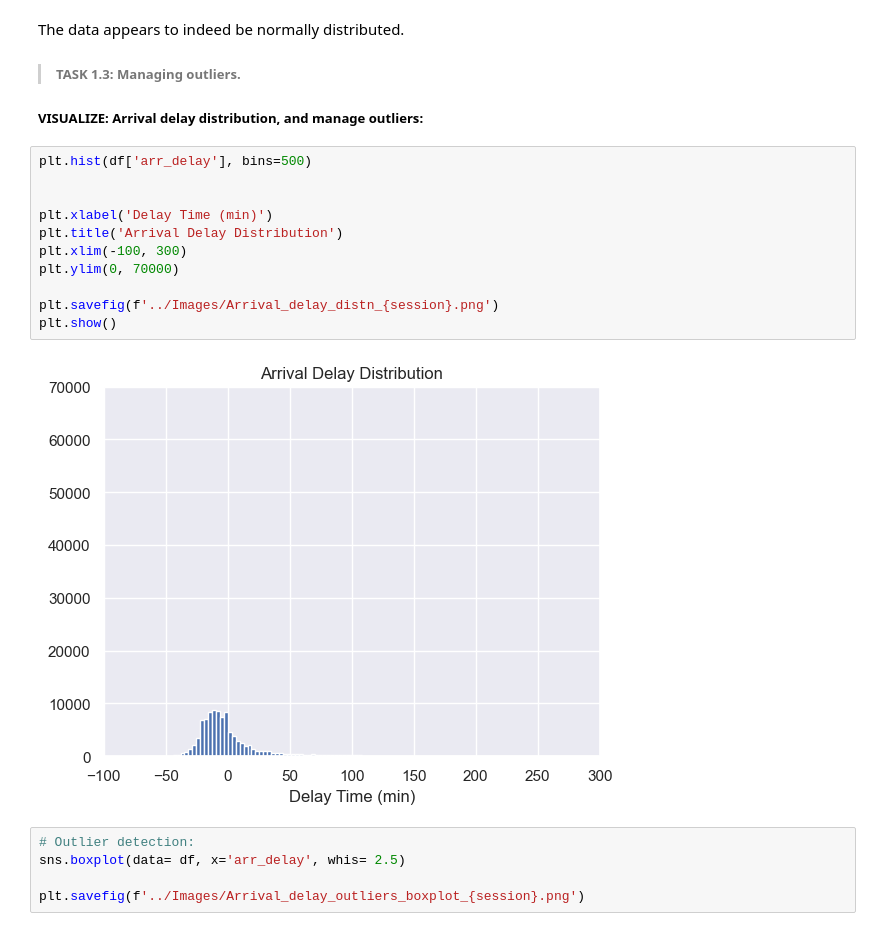
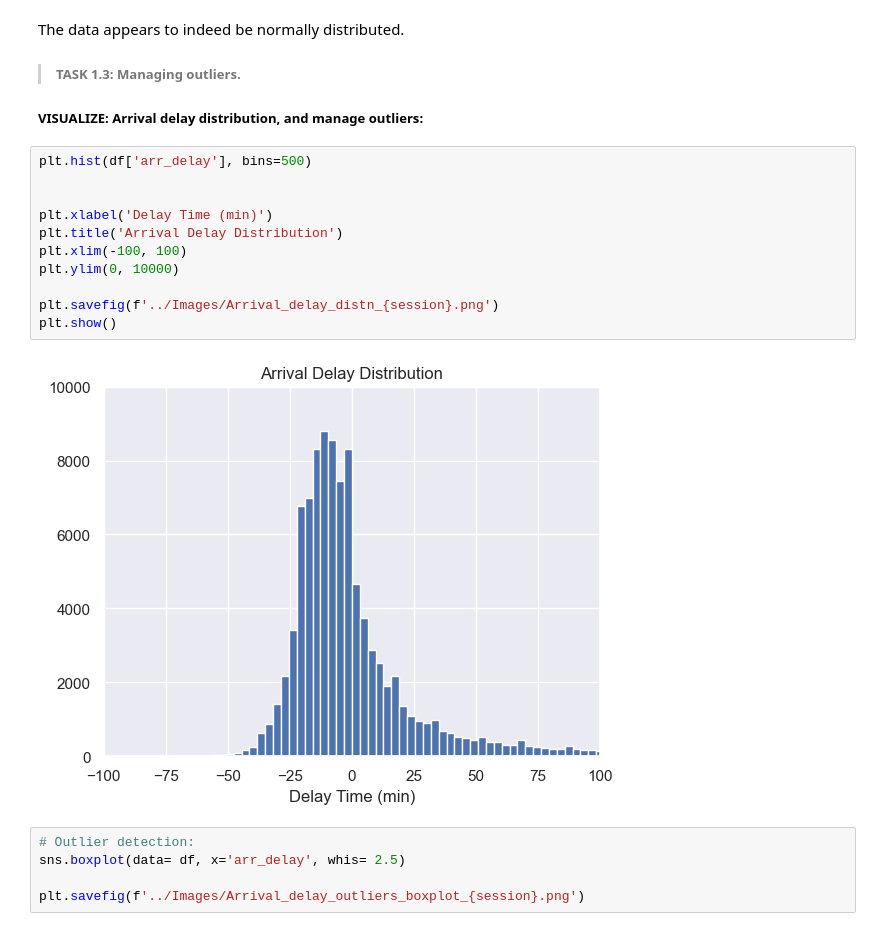
Before and after one commit to jdormaar/Flight-Delays, a Jupyter notebook: Workbook/exploratory_analysis.ipynb, the cells around one changed output. Drawn from its saved outputs; the diff is of its cells as text.

```diff
--- a/Workbook/exploratory_analysis.ipynb
+++ b/Workbook/exploratory_analysis.ipynb
@@ -385,16 +391,16 @@ The data appears to indeed be normally distributed.
 # %%
 plt.hist(df['arr_delay'], bins=500)
 
 
 plt.xlabel('Delay Time (min)')
 plt.title('Arrival Delay Distribution')
-plt.xlim(-100, 300)
-plt.ylim(0, 70000)
+plt.xlim(-100, 100)
+plt.ylim(0, 10000)
 
 plt.savefig(f'../Images/Arrival_delay_distn_{session}.png')
 plt.show()
 # %% [output]
-[figure, old version]
+[figure, new version]
 # %%
 # Outlier detection:
 sns.boxplot(data= df, x='arr_delay', whis= 2.5)
```
Also changed, not shown: parts of 32 cells of this notebook.
